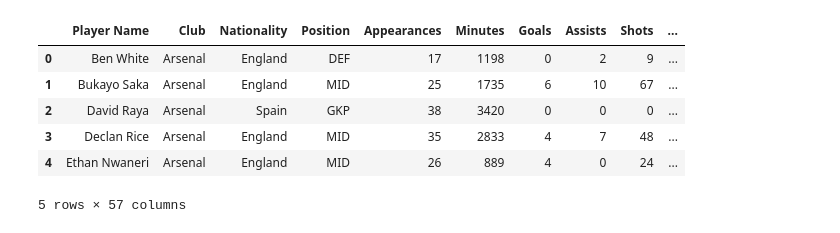
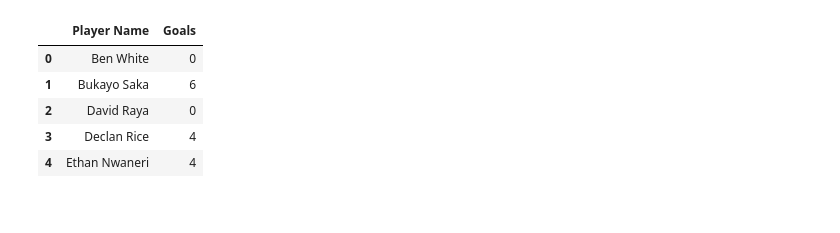
Before and after one commit to ClancyDang/football-data-analysis, a Jupyter notebook: notebooks/01_data_inspection.ipynb, the cells around one changed output. Cells and saved outputs as stored; diff of their text form; code cells hidden in the pictures.

```diff
--- a/notebooks/01_data_inspection.ipynb
+++ b/notebooks/01_data_inspection.ipynb
@@ -3,12 +3,11 @@ import pandas as pd
 # %%
 df=pd.read_csv("../data/English Premier League - Player Stats - 24:25/epl_player_stats_24_25.csv")
 # %%
-df.head()
+df[["Player Name", "Goals"]].head()
 # %% [output]
-|  | Player Name | Club | Nationality | Position | Appearances | Minutes | Goals | Assists | Shots | ... |
-| 0 | Ben White | Arsenal | England | DEF | 17 | 1198 | 0 | 2 | 9 | ... |
-| 1 | Bukayo Saka | Arsenal | England | MID | 25 | 1735 | 6 | 10 | 67 | ... |
-| 2 | David Raya | Arsenal | Spain | GKP | 38 | 3420 | 0 | 0 | 0 | ... |
-| 3 | Declan Rice | Arsenal | England | MID | 35 | 2833 | 4 | 7 | 48 | ... |
-| 4 | Ethan Nwaneri | Arsenal | England | MID | 26 | 889 | 4 | 0 | 24 | ... |
+|  | Player Name | Goals |
+| 0 | Ben White | 0 |
+| 1 | Bukayo Saka | 6 |
+| 2 | David Raya | 0 |
+| 3 | Declan Rice | 4 |
+| 4 | Ethan Nwaneri | 4 |
-5 rows × 57 columns
```
Also changed, not shown: parts of 27 cells of this notebook, 1 other file.
